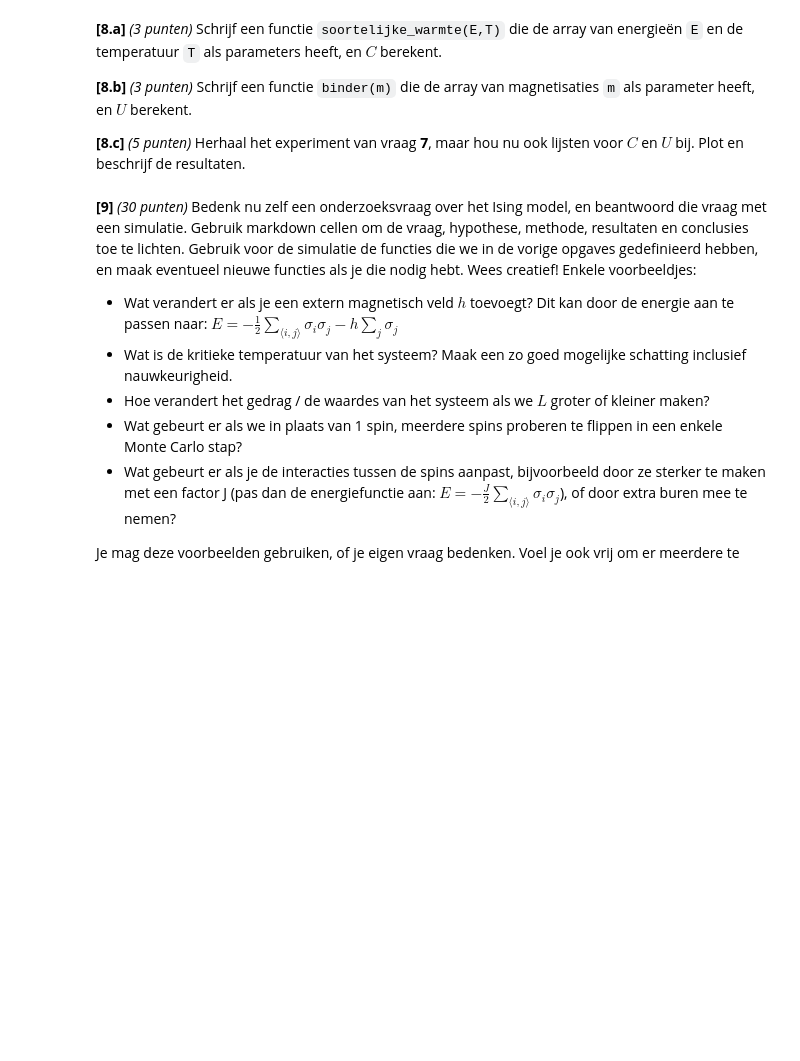
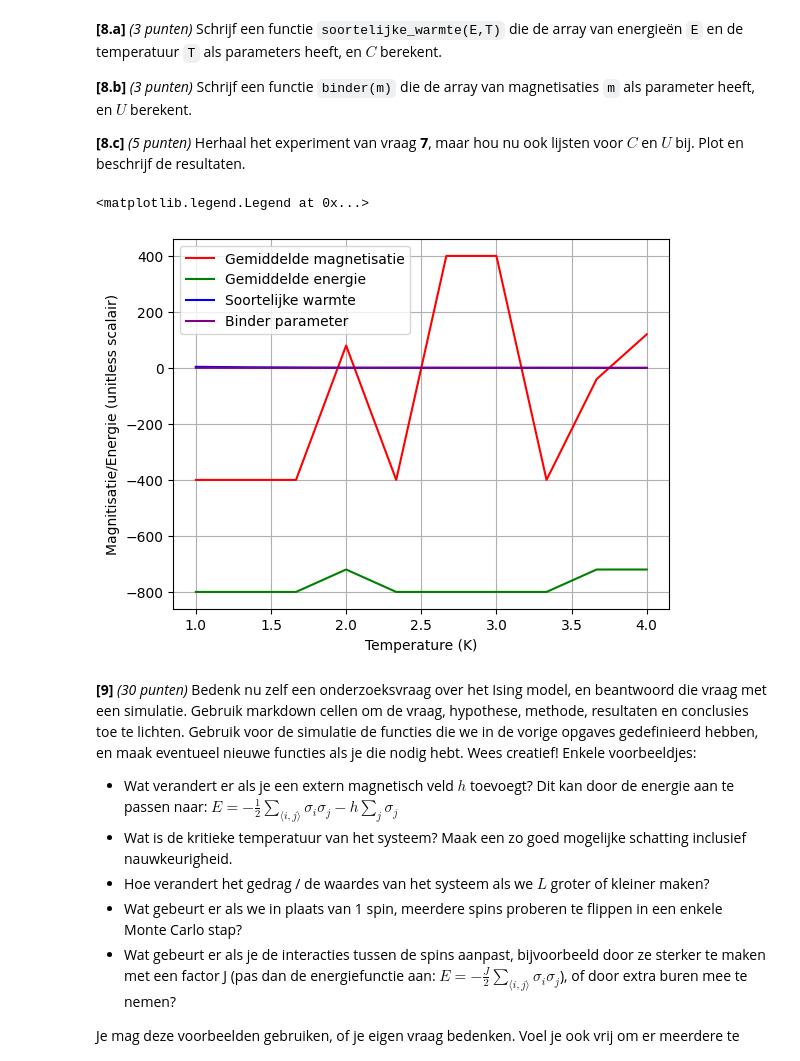
Before and after one commit to TheCaspeer/Universiteit-Leiden, a Jupyter notebook: Huiswerk3.ipynb, the cells around one changed output. Saved outputs shown, nothing was run; the diff lists cells and outputs as text; code cells hidden in the pictures; blank space fills up the shorter version.

```diff
--- a/Huiswerk3.ipynb
+++ b/Huiswerk3.ipynb
@@ -375,11 +355,46 @@ $$ U = \frac{\langle m^4 \rangle}{3 \langle m^2 \rangle^2} $$
 
 **[8.c]** *(5 punten)* Herhaal het experiment van vraag **7**, maar hou nu ook lijsten voor $C$ en $U$ bij. Plot en beschrijf de resultaten.
 # %%
-# Jouw code voor de functies hier
+def soortelijke_warmte(E,T):
+    C = 1/(L**2*T**2) * (np.mean(E**2) - np.mean(E)**2)
+    return C
+
+def binder(m):
+    U = np.mean(m**4)/(3*(np.mean(m**2))**2)
+    return U
 # %%
-# Jouw code van vraag 7, maar nu ook met C en U, hier
+Ts = np.linspace(1,4,10)
+m_new = np.array([])
+e_new = np.array([])
+C_arr = np.array([])
+U_arr = np.array([])
+
+N = 1000 # spins
+L = 20
+
+for T in Ts:
+    spins = np.random.choice([-1, 1], size=(L, L))
+    m,E, spin_configuratie = equilibreer(spins,T,N)
+    C, U = soortelijke_warmte(E,T), binder(m)
+    m_new = np.append(m_new,np.mean(m[-10:]))
+    e_new = np.append(e_new,np.mean(E[-10:]))
+    C_arr = np.append(C_arr,C)
+    U_arr = np.append(U_arr,U)
 # %%
-# Plots hier
+fig, ax = plt.subplots()
+
+ax.grid("True")
+ax.plot(Ts,m_new, label="Gemiddelde magnetisatie", color="red")
+ax.plot(Ts,e_new, label="Gemiddelde energie", color="green")
+ax.plot(Ts,C_arr, label="Soortelijke warmte", color="blue")
+ax.plot(Ts,U_arr, label="Binder parameter", color="purple")
+
+ax.set_ylabel("Magnitisatie/Energie (unitless scalair)") # aangezien er geen eenheden zijn aangegeven neem ik aan dat alles eenheidloos is
+ax.set_xlabel("Temperature (K)") #K is een gokje, er staan voor een ntk vak best weinig eenheden overal bij
+ax.legend()
+# %% [output]
+<matplotlib.legend.Legend at 0x...>
+[figure, added]
 # %% [markdown]
 **[9]** *(30 punten)* Bedenk nu zelf een onderzoeksvraag over het Ising model, en beantwoord die vraag met een simulatie. Gebruik markdown cellen om de vraag, hypothese, methode, resultaten en conclusies toe te lichten. Gebruik voor de simulatie de functies die we in de vorige opgaves gedefinieerd hebben, en maak eventueel nieuwe functies als je die nodig hebt. Wees creatief! Enkele voorbeeldjes:
   * Wat verandert er als je een extern magnetisch veld $h$ toevoegt? Dit kan door de energie aan te passen naar: $E = -\frac{1}{2}\sum_{\langle i,j\rangle} \sigma_i \sigma_j  - h\sum_j \sigma_j$
```
Also changed, not shown: parts of 7 cells of this notebook.
